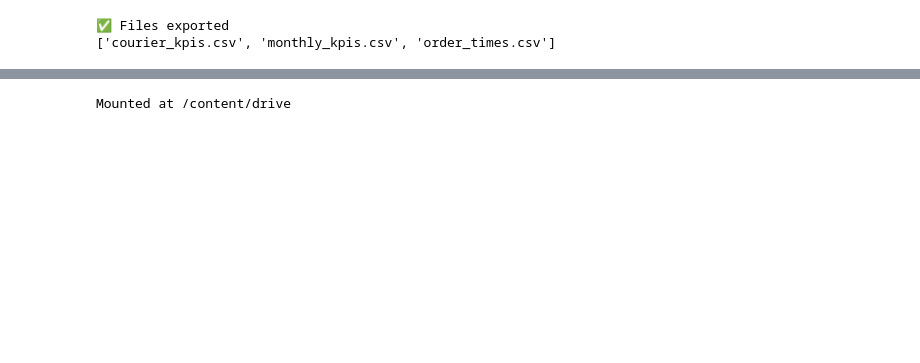
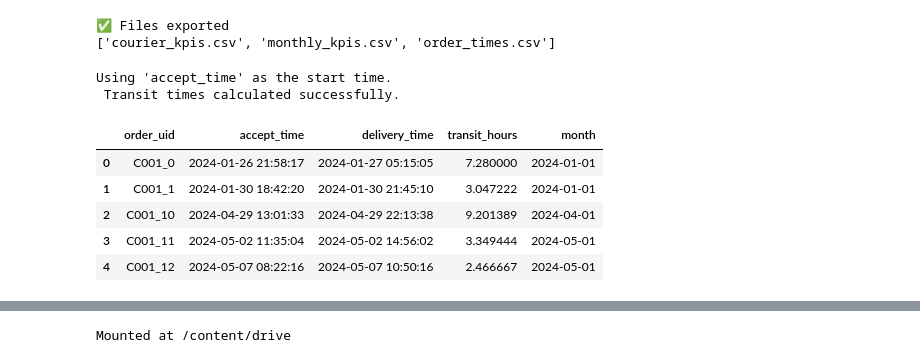
Before and after one commit to adarsh182005/Logistics-Optimization-Project, a Jupyter notebook: logistics_pipeline.ipynb, the cells around one changed output, grey strips where cells are left out. Saved outputs shown, nothing was run; the diff lists cells and outputs as text; code cells hidden in the pictures; blank space fills up the shorter version.

```diff
--- a/logistics_pipeline.ipynb
+++ b/logistics_pipeline.ipynb
@@ -320,15 +425,54 @@ print(os.listdir("output"))
 # %% [output]
 ✅ Files exported
 ['courier_kpis.csv', 'monthly_kpis.csv', 'order_times.csv']
-# %%
-# ✅ FINAL TRANSIT TIME FIX (MANDATORY)
-df["order_time"] = pd.to_datetime(df["order_time"], errors="coerce")
-df["delivery_time"] = pd.to_datetime(df["delivery_time"], errors="coerce")
-
-df["transit_hours"] = (df["delivery_time"] - df["order_time"]).dt.total_seconds() / 3600
-
-order_times = df.groupby("order_id")[["order_time","delivery_time","transit_hours"]].first().reset_index()
-order_times["month"] = order_times["order_time"].dt.to_period("M").dt.to_timestamp()
+# %%
+import pandas as pd
+
+# 1. Identify the correct start time column (handle renaming)
+if 'accept_time' in df.columns:
+    start_col = 'accept_time'
+    print(f"Using '{start_col}' as the start time.")
+elif 'order_time' in df.columns:
+    start_col = 'order_time'
+    print(f"Using '{start_col}' as the start time.")
+else:
+    # Fallback: look for any column with 'time' or 'date' that isn't delivery
+    candidates = [c for c in df.columns if ('time' in c.lower() or 'date' in c.lower()) and 'delivery' not in c.lower()]
+    if candidates:
+        start_col = candidates[0]
+        print(f"Auto-detected start column: '{start_col}'")
+    else:
+        raise KeyError("Could not find a valid start time column (e.g., 'order_time' or 'accept_time') in df.")
+
+# 2. Identify the correct ID column
+id_col = 'order_uid' if 'order_uid' in df.columns else 'order_id'
+
+# 3. Force datetime parsing
+df[start_col] = pd.to_datetime(df[start_col], errors="coerce")
+df["delivery_time"] = pd.to_datetime(df["delivery_time"], errors="coerce")
+
+# 4. Recalculate transit hours
+df["transit_hours"] = (df["delivery_time"] - df[start_col]).dt.total_seconds() / 3600
+
+# 5. Group/Aggregate (if needed) or just select columns
+# Note: If your data is already one-row-per-order (like order_times.csv), grouping might not be needed,
+# but we'll keep it to match your original logic structure.
+order_times = df.groupby(id_col)[[start_col, "delivery_time", "transit_hours"]].first().reset_index()
+
+# 6. Create month column for trending
+order_times["month"] = order_times[start_col].dt.to_period("M").dt.to_timestamp()
+
+print(" Transit times calculated successfully.")
+display(order_times.head())
+# %% [output]
+Using 'accept_time' as the start time.
+ Transit times calculated successfully.
+|  | order_uid | accept_time | delivery_time | transit_hours | month |
+| 0 | C001_0 | 2024-01-26 21:58:17 | 2024-01-27 05:15:05 | 7.280000 | 2024-01-01 |
+| 1 | C001_1 | 2024-01-30 18:42:20 | 2024-01-30 21:45:10 | 3.047222 | 2024-01-01 |
+| 2 | C001_10 | 2024-04-29 13:01:33 | 2024-04-29 22:13:38 | 9.201389 | 2024-04-01 |
+| 3 | C001_11 | 2024-05-02 11:35:04 | 2024-05-02 14:56:02 | 3.349444 | 2024-05-01 |
+| 4 | C001_12 | 2024-05-07 08:22:16 | 2024-05-07 10:50:16 | 2.466667 | 2024-05-01 |
 # %%
 courier_kpis = df.groupby("courier_id").agg(
     total_orders=("order_id", "count"),
```
Also changed, not shown: parts of 15 cells of this notebook.
